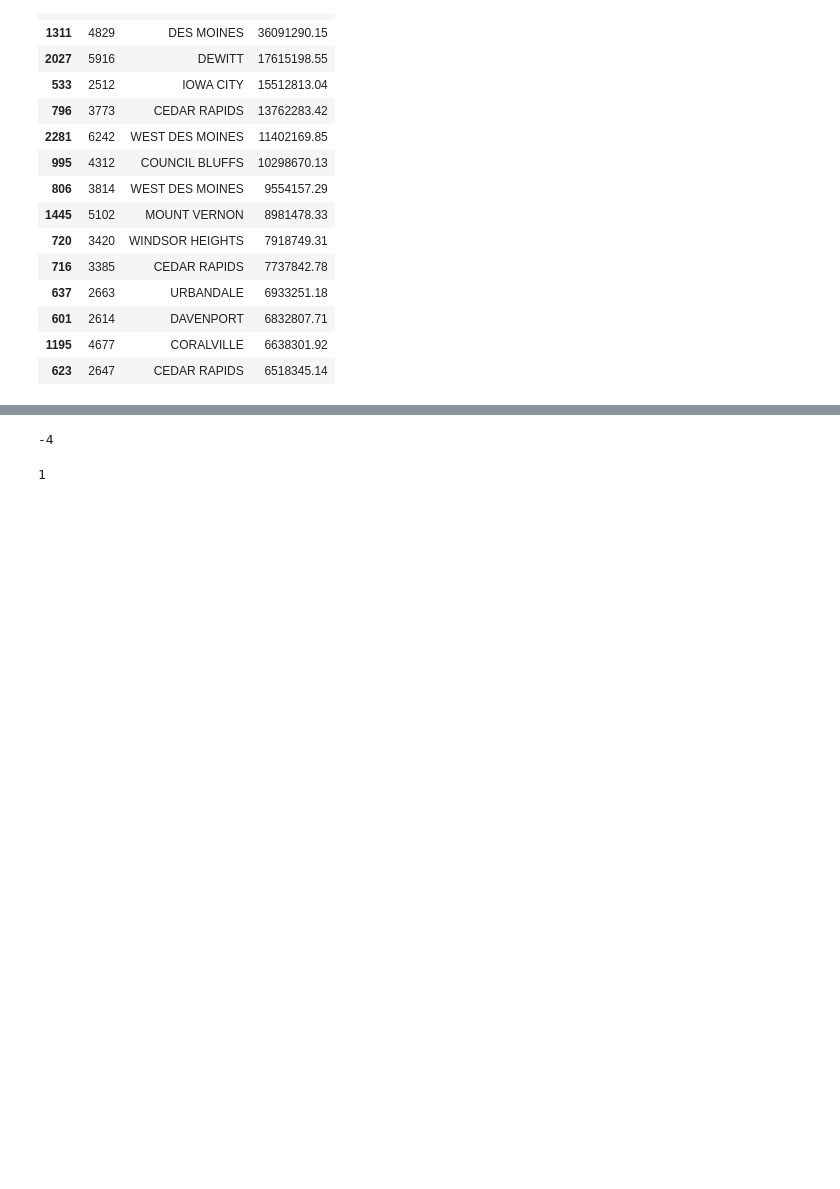
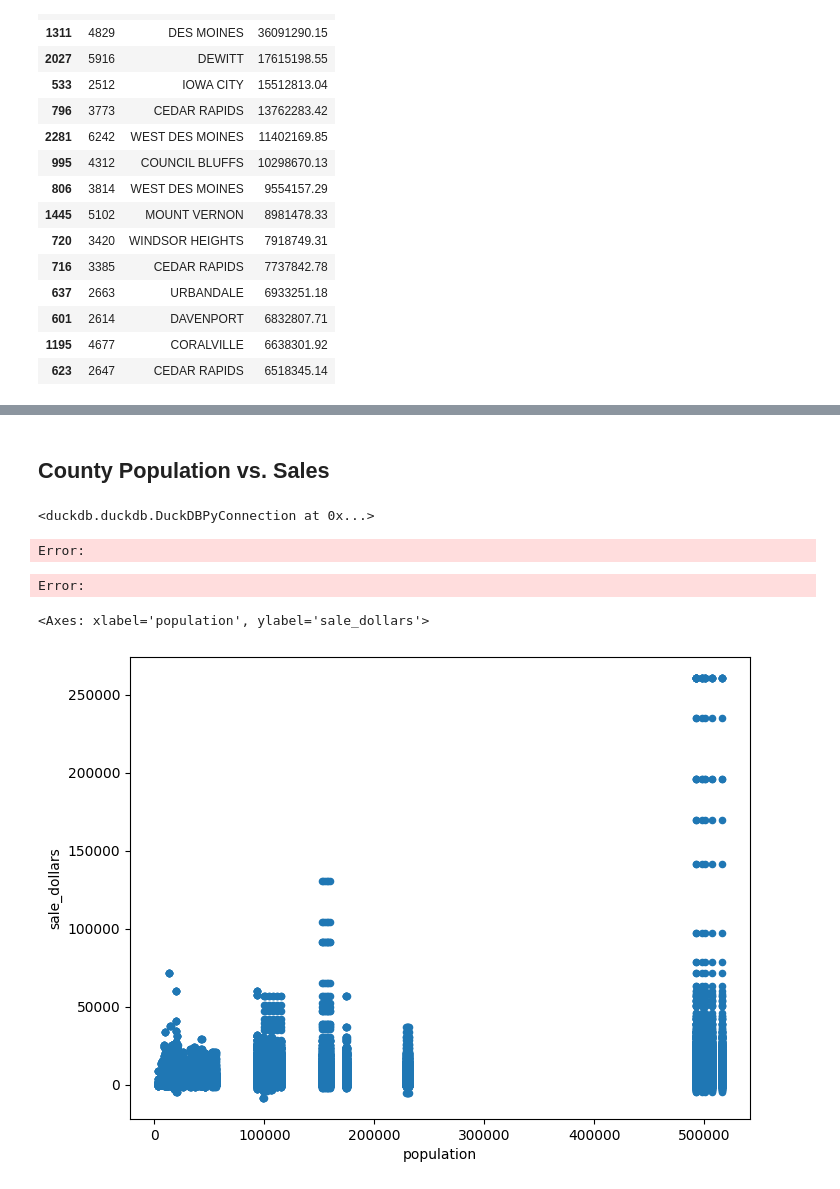
Before and after one commit to nicoleeyee/Data-403-Project-1, a Jupyter notebook: code/visualizations.ipynb, the cells around one changed output, grey strips where cells are left out. Saved outputs shown, nothing was run; the diff lists cells and outputs as text; code cells hidden in the pictures; blank space fills up the shorter version.

```diff
--- a/code/visualizations.ipynb
+++ b/code/visualizations.ipynb
@@ -193,8 +189,27 @@ a[-3]
-# %%
-1%-5
-# %% [output]
--4
-# %%
--7%4
-# %% [output]
-1
+# %% [markdown]
+## County Population vs. Sales
+# %%
+pop = pd.read_csv('../data/pop.csv')
+pop.drop(columns=['YEAR'])
+con.execute("CREATE TABLE pop AS SELECT * FROM pop")
+# %% [output]
+<duckdb.duckdb.DuckDBPyConnection at 0x...>
+# %%
+sales_per_person = con.execute(
+    """
+    SELECT s.sale_dollars, s.year, p.year, p.POPESTIMATE AS population
+    FROM sales s
+    JOIN pop p
+        ON LOWER(s.county) = LOWER(p.name)
+    """
+).fetchdf()
+sales_per_person.head()
+# %% [output]
+Error:
+Error:
+# %%
+# plot sale dollars vs population
+sales_per_person.plot(kind='scatter', x='population', y='sale_dollars', figsize=(8,6))
+# %% [output]
+<Axes: xlabel='population', ylabel='sale_dollars'>
+[figure, added]
```
Also changed, not shown: parts of 3 cells of this notebook, 2 other files.
